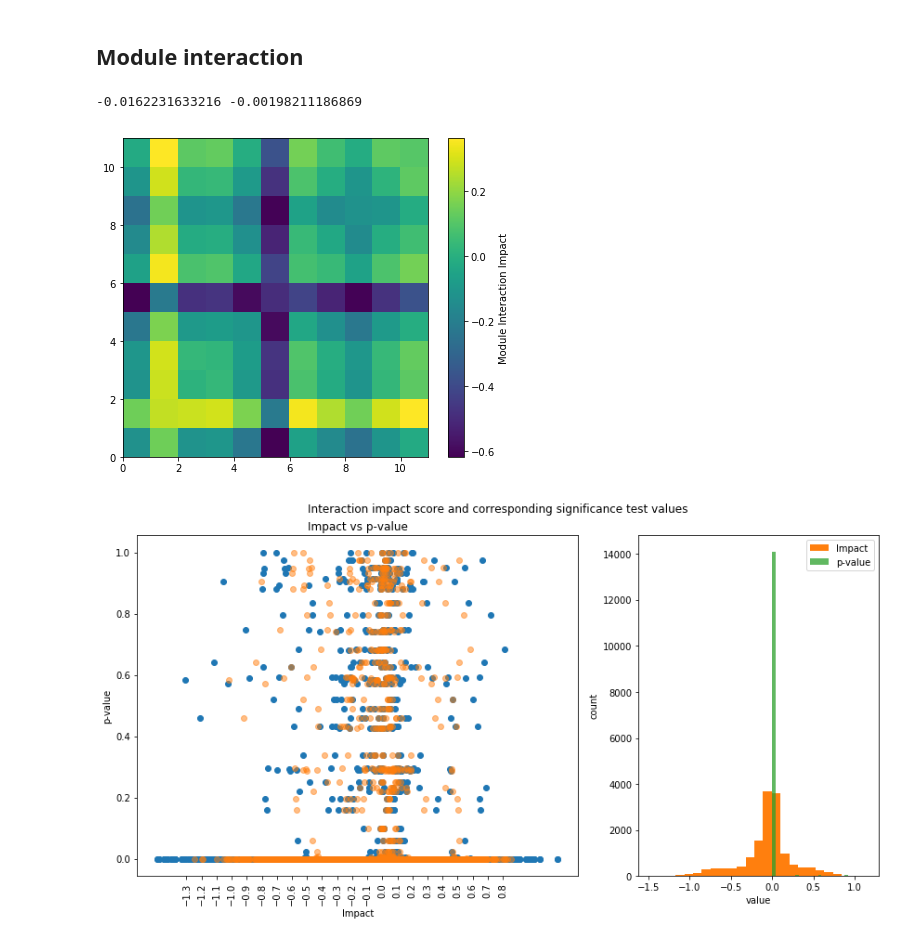
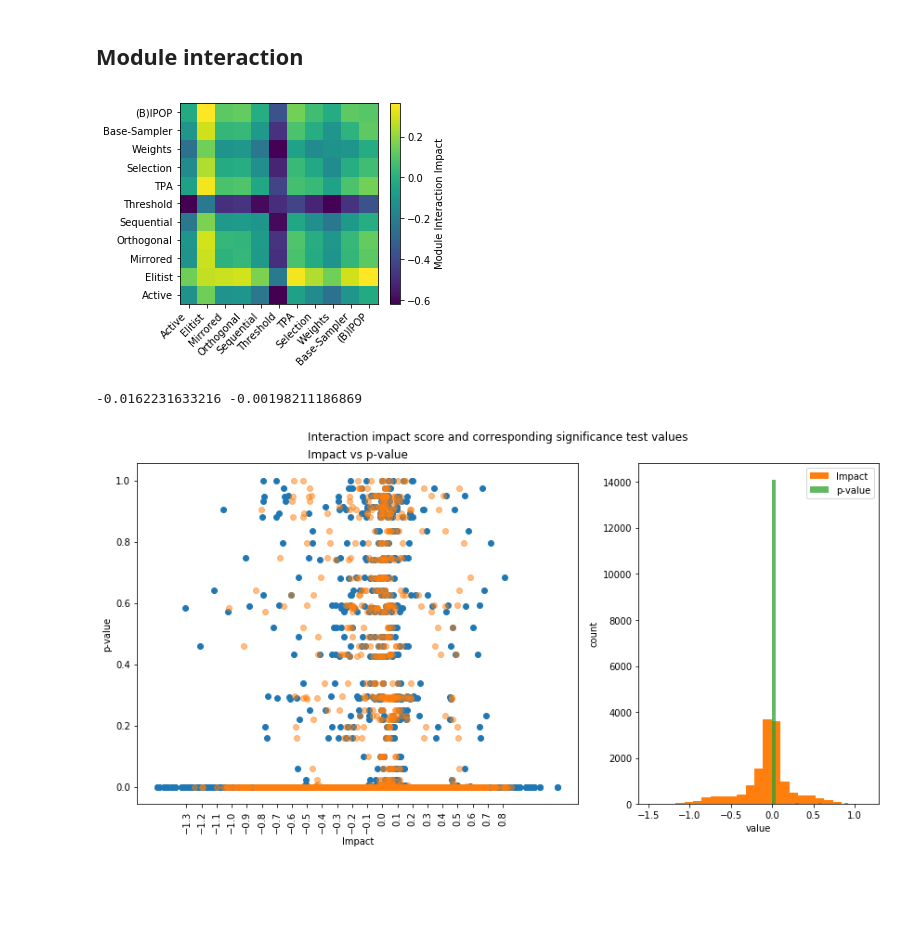
Before and after one commit to sjvrijn/ModEA, a Jupyter notebook: module_analysis.ipynb, the cells around one changed output. Cells and saved outputs as stored; diff of their text form; code cells hidden in the pictures; blank space fills up the shorter version.

Commit message:
interaction impact heatmaps now defined in a function for easy re-use + cleanup + small fix

```diff
--- a/module_analysis.ipynb
+++ b/module_analysis.ipynb
@@ -41,8 +41,8 @@ from sklearn.model_selection import cross_val_score
 
 
 
-# os.chdir('/media/Data/Research Data/Evolving ES data/')
-os.chdir('C:\\Users\\Sander\\surfdrive\\Research Data\\Evolving the Structure of Evolution Strategies\\experiments\\BF runs')
+os.chdir('/media/Data/Research Data/Evolving ES data/')
+# os.chdir('C:\\Users\\Sander\\surfdrive\\Research Data\\Evolving the Structure of Evolution Strategies\\experiments\\BF runs')
 np.set_printoptions(precision=4, linewidth=200)
 plt.rc('axes', prop_cycle=(cycler('color', ['#1f77b4', '#ff7f0e', '#2ca02c',
                                             '#d62728', '#9467bd', '#8c564b',
@@ -57,7 +57,7 @@ fname = 'bruteforce_{}_f{}.arff'
 dims = [2, 3, 5, 10, 20]
 fids = range(1, 25)
 indices = product(dims, fids)
-modules = ['Active', 'Elitist', 'Mirrored', 'Orthogonal', 'Sequential', 'Threshold', 'TPA', 'Selection', 'Weights', 'Base-Sampler', '(B)IPOP']
+modules = ['Active', 'Elitism', 'Mirrored', 'Orthogonal', 'Sequential', 'Threshold', 'TPA', 'Pairwise', 'Weights', 'Sobol/Halton', '(B)IPOP']
 # %%
 # Load all data from files into 'cases'
 
@@ -1012,33 +1012,49 @@ for i_dim, dim in enumerate(dims):
                 mean_off = np.mean(temp[indices_off_nand,11])
                 nand_impact[i_dim, fid-1, A_mod, B_mod] = mean_off - mean_on
 
-                nand_significance[i_dim, fid-1, mod] = mannwhitneyu(temp[indices_on,11],
-                                                                    temp[indices_off_nand,11],
-                                                                    alternative='two-sided')[1]
-                nor_significance[i_dim, fid-1, mod] = mannwhitneyu(temp[indices_on,11],
-                                                                   temp[indices_off_nor,11],
-                                                                   alternative='two-sided')[1]
+                nand_significance[i_dim, fid-1, A_mod, B_mod] = mannwhitneyu(temp[indices_on,11],
+                                                                             temp[indices_off_nand,11],
+                                                                             alternative='two-sided')[1]
+                nor_significance[i_dim, fid-1, A_mod, B_mod] = mannwhitneyu(temp[indices_on,11],
+                                                                            temp[indices_off_nor,11],
+                                                                            alternative='two-sided')[1]
 
                 mean_off = np.mean(temp[indices_off_nor,11])
                 nor_impact[i_dim, fid-1, A_mod, B_mod] = mean_off - mean_on
-
-
-x = np.arange(len(modules)+1)
-y = np.arange(len(modules)+1)
-X, Y = np.meshgrid(x, y)
-
-print(np.mean(np.mean(nand_impact, axis=0), axis=0)[2, 7], np.mean(np.mean(nor_impact, axis=0), axis=0)[2, 7])
-
-plt.figure(figsize=(6,5))
-plt.pcolor(X, Y, np.mean(np.mean(nand_impact, axis=0), axis=0), cmap='viridis')
-plt.colorbar(label='Module Interaction Impact')
-plt.xlim([0,len(modules)])
-plt.ylim([0,len(modules)])
-plt.tight_layout()
-plt.savefig("plots/nand_impact_heatmap.png")
-plt.savefig("plots/nand_impact_heatmap.pdf")
-plt.show()
-# %% [output]
--0.0162231633216 -0.00198211186869
-[figure, removed]
+# %%
+def create_and_save_interaction_impact(impacts, vmin=None, vmax=None, save=True, show=False,
+                                       impact_type='nand', extra_save_info='', title=None):
+
+    x = np.arange(len(modules)+1)
+    y = np.arange(len(modules)+1)
+    X, Y = np.meshgrid(x, y)
+
+    plt.figure(figsize=(5,4))
+
+    if title is not None:
+        plt.title(title)
+
+    plt.pcolor(X, Y, impacts, cmap='viridis', vmin=vmin, vmax=vmax)
+    plt.colorbar(label='Module Interaction Impact')
+    plt.xlim([0,len(modules)])
+    plt.ylim([0,len(modules)])
+    plt.xticks(np.arange(len(modules)) + 0.5, modules, rotation=45, horizontalalignment='right')
+    plt.yticks(np.arange(len(modules)) + 0.5, modules)
+    plt.tight_layout()
+
+    if save:
+        plt.savefig("plots/{}_impact_heatmap{}.png".format(impact_type, extra_save_info))
+        plt.savefig("plots/{}_impact_heatmap{}.pdf".format(impact_type, extra_save_info))
+
+    if show:
+        plt.show()
+    else:
+        plt.close()
+
+create_and_save_interaction_impact(np.mean(np.mean(nand_impact, axis=0), axis=0), save=True, show=True)
+
+print(np.mean(np.mean(nand_impact, axis=0), axis=0)[2, 7], np.mean(np.mean(nor_impact, axis=0), axis=0)[2, 7])
+# %% [output]
+[figure, added]
+-0.0162231633216 -0.00198211186869
 # %%
```
Also changed, not shown: parts of 5 cells of this notebook.
